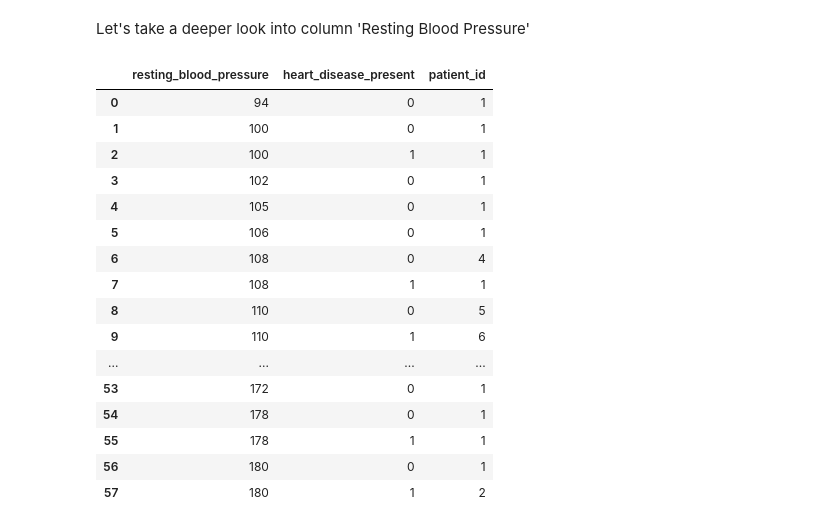
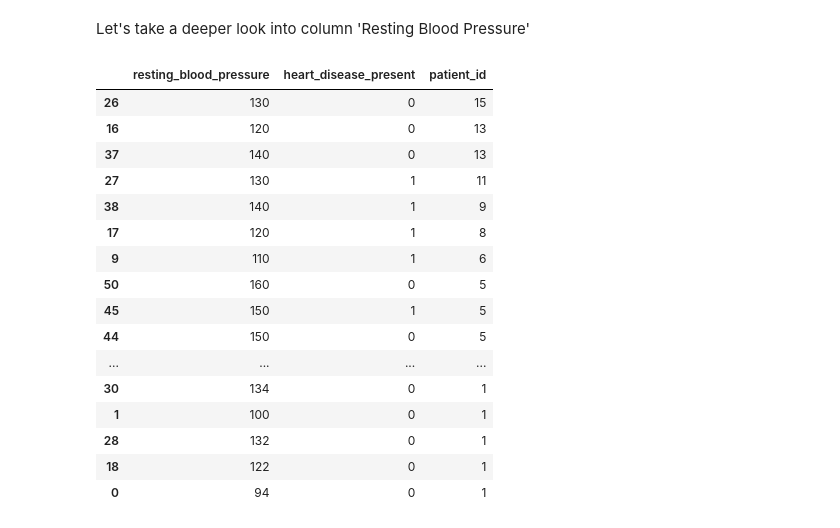
Before and after one commit to anagharumade/Competitions, a Jupyter notebook: DeepIntoFeatures.ipynb, the cells around one changed output. Saved outputs shown, nothing was run; the diff lists cells and outputs as text; code cells hidden in the pictures.

```diff
--- a/DeepIntoFeatures.ipynb
+++ b/DeepIntoFeatures.ipynb
@@ -19,22 +19,24 @@ data.head()
 # %% [markdown]
 Let's take a deeper look into column 'Resting Blood Pressure'
 # %%
-data.groupby(['resting_blood_pressure', 'heart_disease_present']).count().iloc[:,0].reset_index()
+blood_pres = data.groupby(['resting_blood_pressure', 'heart_disease_present']).count().iloc[:,0].reset_index()
-# %% [output]
-|  | resting_blood_pressure | heart_disease_present | patient_id |
-| 0 | 94 | 0 | 1 |
-| 1 | 100 | 0 | 1 |
-| 2 | 100 | 1 | 1 |
-| 3 | 102 | 0 | 1 |
-| 4 | 105 | 0 | 1 |
-| 5 | 106 | 0 | 1 |
-| 6 | 108 | 0 | 4 |
-| 7 | 108 | 1 | 1 |
-| 8 | 110 | 0 | 5 |
-| 9 | 110 | 1 | 6 |
-| ... | ... | ... | ... |
-| 53 | 172 | 0 | 1 |
-| 54 | 178 | 0 | 1 |
-| 55 | 178 | 1 | 1 |
-| 56 | 180 | 0 | 1 |
-| 57 | 180 | 1 | 2 |
+# %%
+blood_pres.sort_values(by='patient_id', ascending=False)
+# %% [output]
+|  | resting_blood_pressure | heart_disease_present | patient_id |
+| 26 | 130 | 0 | 15 |
+| 16 | 120 | 0 | 13 |
+| 37 | 140 | 0 | 13 |
+| 27 | 130 | 1 | 11 |
+| 38 | 140 | 1 | 9 |
+| 17 | 120 | 1 | 8 |
+| 9 | 110 | 1 | 6 |
+| 50 | 160 | 0 | 5 |
+| 45 | 150 | 1 | 5 |
+| 44 | 150 | 0 | 5 |
+| ... | ... | ... | ... |
+| 30 | 134 | 0 | 1 |
+| 1 | 100 | 0 | 1 |
+| 28 | 132 | 0 | 1 |
+| 18 | 122 | 0 | 1 |
+| 0 | 94 | 0 | 1 |
```
Also changed, not shown: parts of 9 cells of this notebook.
